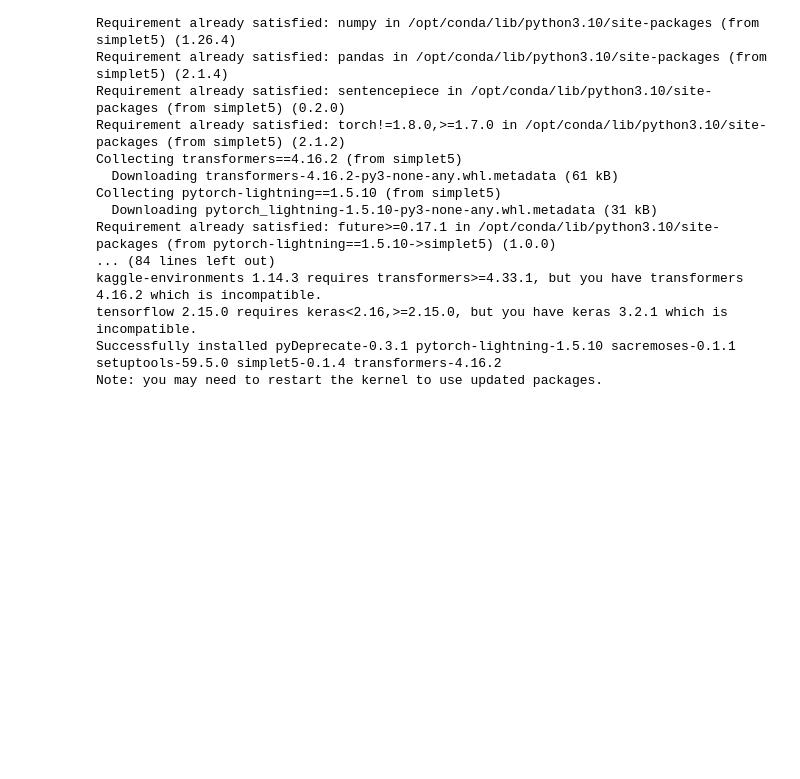
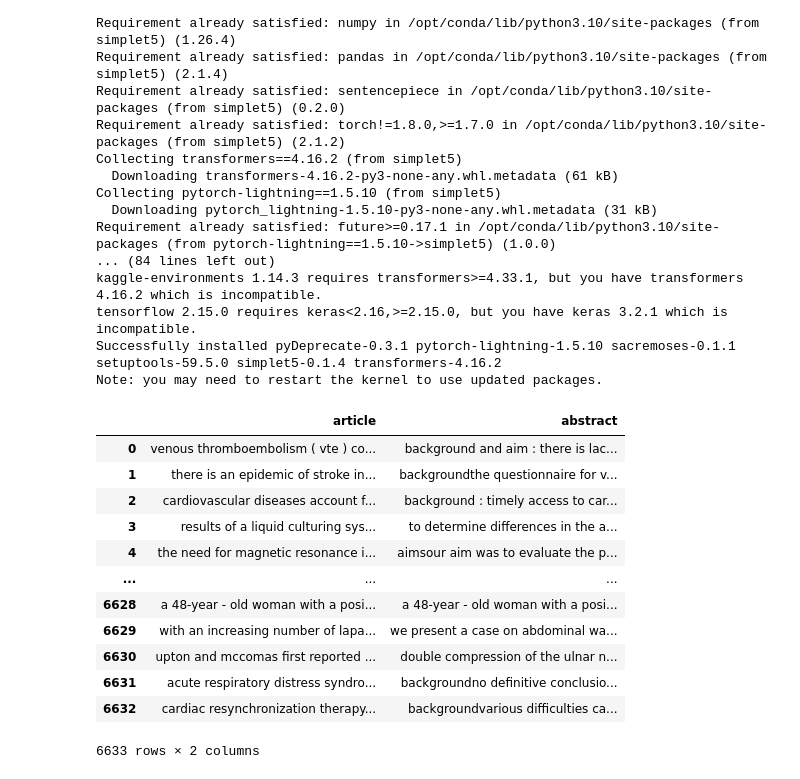
Before and after one commit to Pratibha0618/summarizer, a Jupyter notebook: notebookf99e8bbfe1.ipynb, the cells around one changed output. Drawn from its saved outputs; the diff is of its cells as text; code cells hidden in the pictures; blank space fills up the shorter version.

```diff
--- a/notebookf99e8bbfe1.ipynb
+++ b/notebookf99e8bbfe1.ipynb
@@ -44,0 +48,16 @@ df= pd.read_csv('/kaggle/input/news-summary/news_summary.csv', encoding='latin-1
+# %%
+vali_df
+# %% [output]
+|  | article | abstract |
+| 0 | venous thromboembolism ( vte ) co... | background and aim : there is lac... |
+| 1 | there is an epidemic of stroke in... | backgroundthe questionnaire for v... |
+| 2 | cardiovascular diseases account f... | background : timely access to car... |
+| 3 | results of a liquid culturing sys... | to determine differences in the a... |
+| 4 | the need for magnetic resonance i... | aimsour aim was to evaluate the p... |
+| ... | ... | ... |
+| 6628 | a 48-year - old woman with a posi... | a 48-year - old woman with a posi... |
+| 6629 | with an increasing number of lapa... | we present a case on abdominal wa... |
+| 6630 | upton and mccomas first reported ... | double compression of the ulnar n... |
+| 6631 | acute respiratory distress syndro... | backgroundno definitive conclusio... |
+| 6632 | cardiac resynchronization therapy... | backgroundvarious difficulties ca... |
+6633 rows × 2 columns
```
Also changed, not shown: parts of 23 cells of this notebook.
